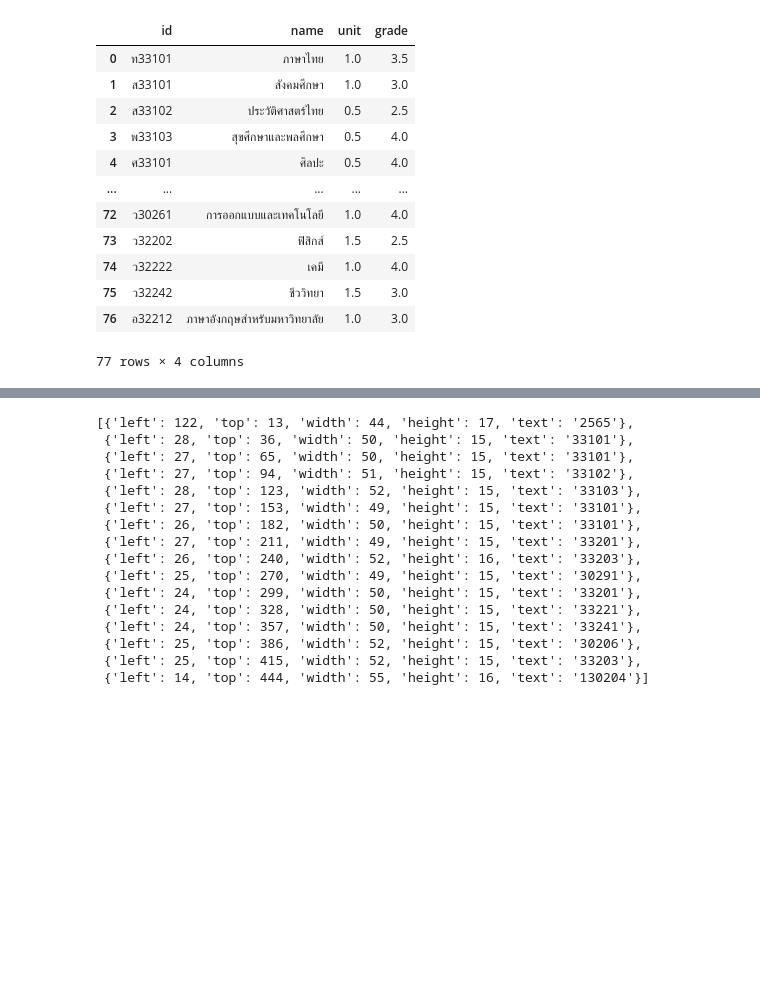
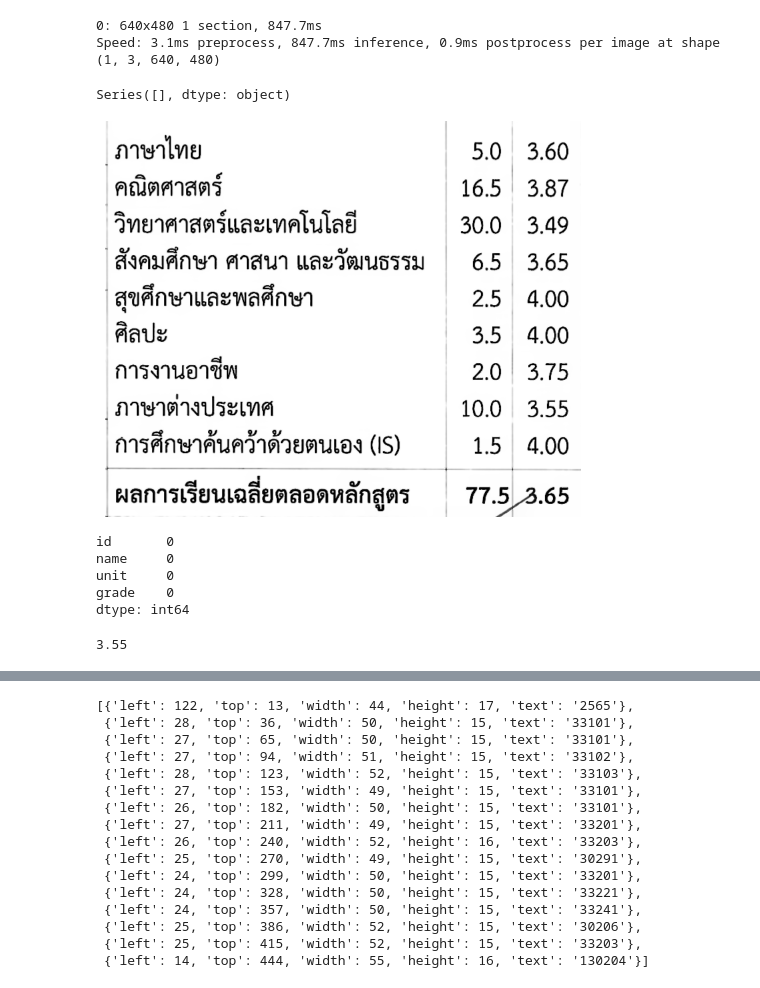
Before and after one commit to OhmSuphanat/transOCR, a Jupyter notebook: main.ipynb, the cells around one changed output, grey strips where cells are left out. Cells and saved outputs as stored; diff of their text form; code cells hidden in the pictures; blank space fills up the shorter version.

```diff
--- a/main.ipynb
+++ b/main.ipynb
@@ -27,0 +6,8 @@ error_df
+# %%
+image_name = "trans020"
+front_image_name = image_name + "-1"
+back_image_name = image_name + "-2"
+front_image_path = "data/raw/front"
+back_image_path = "data/raw/back"
+front_image = load_data.read_image(front_image_path, front_image_name)
+back_image = load_data.read_image(back_image_path, back_image_name)
@@ -28,17 +31,24 @@ error_df
+# %%
+back_section_dict = util_model.detect_section(back_image, util_model.back_model)
+pb_sections = util.pre_process(back_section_dict)
+back_text_dict = util_model.images_to_texts(pb_sections)
+# %% [output]
+0: 640x480 1 section, 847.7ms
+Speed: 3.1ms preprocess, 847.7ms inference, 0.9ms postprocess per image at shape (1, 3, 640, 480)
+# %%
+util.get_GPA(back_text_dict[0])
+# %% [output]
+Series([], dtype: object)
+# %%
+pb_sections[0]
+# %% [output]
+[figure, added]
 # %%
-export_df = post_courses_df[["id", "name", "unit", "grade"]]
-export_df
+front_edf = post_courses_df[["id", "name", "unit", "grade"]]
+front_edf.isnull().sum()
 # %% [output]
-|  | id | name | unit | grade |
-| 0 | ท33101 | ภาษาไทย | 1.0 | 3.5 |
-| 1 | ส33101 | สังคมศึกษา | 1.0 | 3.0 |
-| 2 | ส33102 | ประวัติศาสตร์ไทย | 0.5 | 2.5 |
-| 3 | พ33103 | สุขศึกษาและพลศึกษา | 0.5 | 4.0 |
-| 4 | ศ33101 | ศิลปะ | 0.5 | 4.0 |
-| ... | ... | ... | ... | ... |
-| 72 | ว30261 | การออกแบบและเทคโนโลยี | 1.0 | 4.0 |
-| 73 | ว32202 | ฟิสิกส์ | 1.5 | 2.5 |
-| 74 | ว32222 | เคมี | 1.0 | 4.0 |
-| 75 | ว32242 | ชีววิทยา | 1.5 | 3.0 |
-| 76 | อ32212 | ภาษาอังกฤษสําหรับมหาวิทยาลัย | 1.0 | 3.0 |
-77 rows × 4 columns
+id       0
+name     0
+unit     0
+grade    0
+dtype: int64
@@ -47 +55,7 @@ load_data.export_df_to_csv("data/out/csv", front_image, export_df)
+# %%
+x = front_edf.loc[front_edf.id.str.startswith("อ")]
+y = x['unit'] * x ['grade']
+y.sum() / x['unit'].sum()
+# %% [output]
+3.55
 # %%
```
Also changed, not shown: parts of 13 cells of this notebook, 5 other files.
